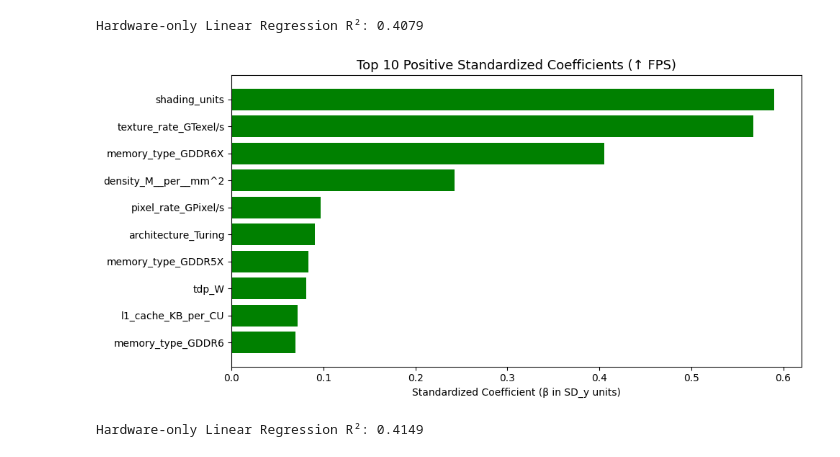
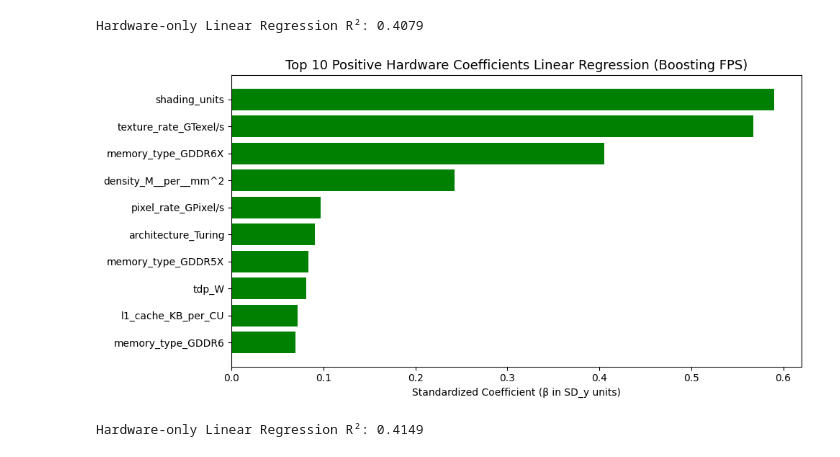
Before and after one commit to Nate-Wade/GPU-Project, a Jupyter notebook: dataWrangle.ipynb, the cells around one changed output. Saved outputs shown, nothing was run; the diff lists cells and outputs as text; code cells hidden in the pictures.

Commit message:
image fix

```diff
--- a/dataWrangle.ipynb
+++ b/dataWrangle.ipynb
@@ -446,35 +446,35 @@ coef_df["feature_clean"] = (
     .str.replace("^cat__", "", regex=True)
 )
 
 # Use cleaned names in sorted subsets
 top_k = 10
 top_pos = coef_df.sort_values("coef_std", ascending=False).head(top_k).copy()
 top_neg = coef_df.sort_values("coef_std", ascending=True).head(top_k).copy()
 
 top_pos["feature_clean"] = (
     top_pos["feature"]
     .str.replace("^num__", "", regex=True)
     .str.replace("^cat__", "", regex=True)
 )
 top_neg["feature_clean"] = (
     top_neg["feature"]
     .str.replace("^num__", "", regex=True)
     .str.replace("^cat__", "", regex=True)
 )
 
 
 # ------------------------------
 # Visualization: standardized β
 # ------------------------------
 plt.figure(figsize=(10, 5))
 plt.barh(top_pos["feature_clean"], top_pos["coef_std"], color="green")
-plt.title(f"Top {top_k} Positive Standardized Coefficients (↑ FPS)", fontsize=13)
+plt.title(f"Top {top_k} Positive Hardware Coefficients Linear Regression (Boosting FPS)", fontsize=13)
 plt.xlabel("Standardized Coefficient (β in SD_y units)")
 plt.gca().invert_yaxis()
 plt.tight_layout()
 plt.show()
 # %% [output]
-[figure, old version]
+[figure, new version]
 # %%
 X_hw = gpu_joined[all_hw_features]
 y = gpu_joined["Avg_FPS"]
```
Also changed, not shown: 1 other file.
